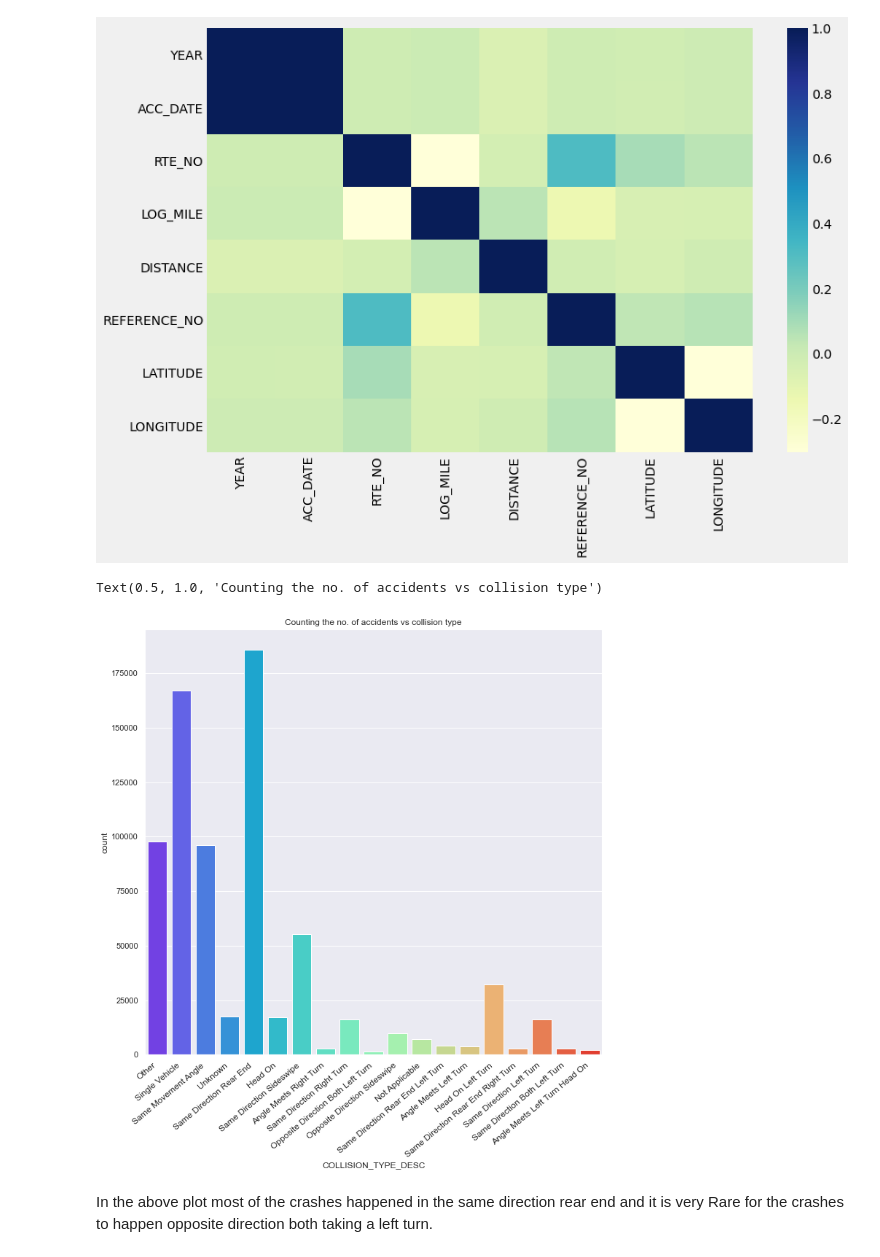
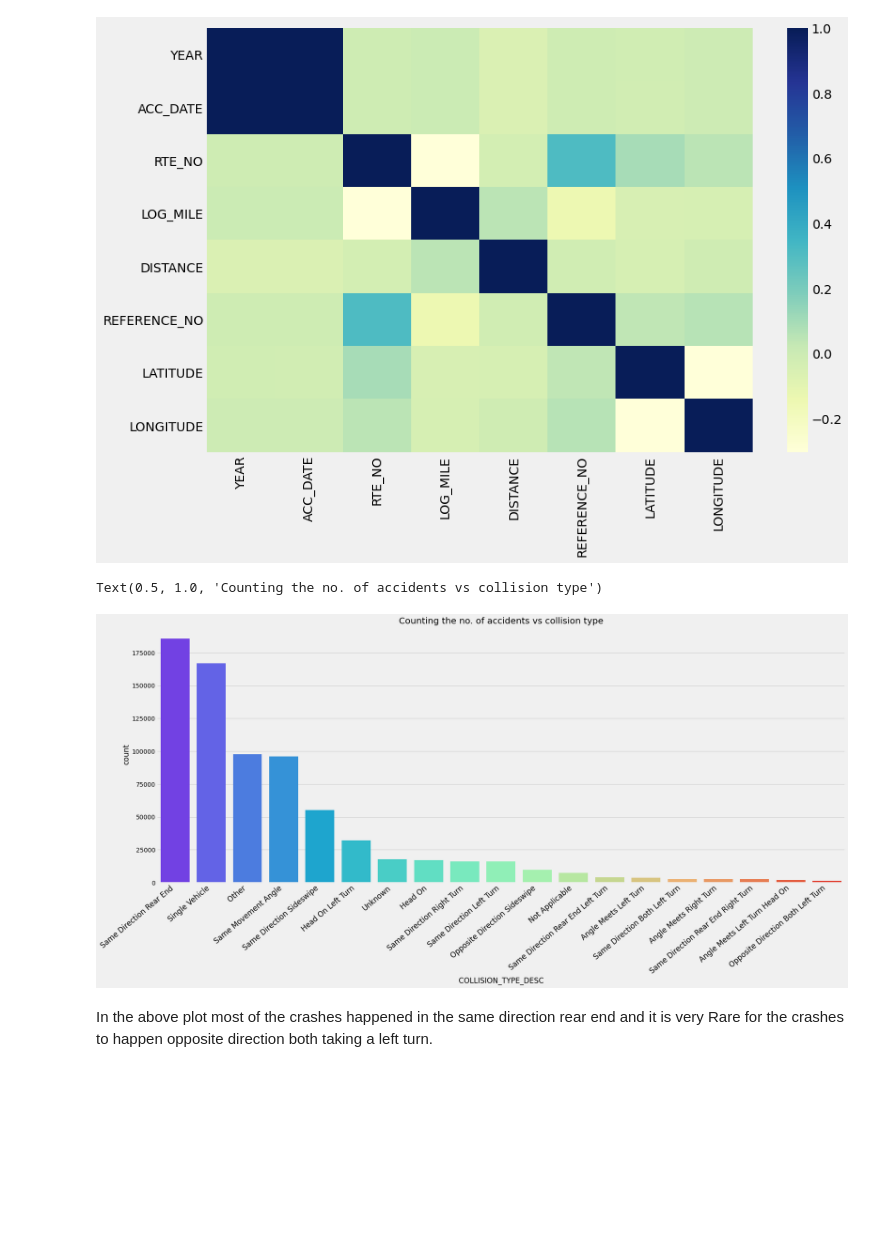
Before and after one commit to DATA-606-FALL-2022/data606_venkata, a Jupyter notebook: Final_EDA.ipynb, the cells around one changed output. Cells and saved outputs as stored; diff of their text form; code cells hidden in the pictures; blank space fills up the shorter version.

```diff
--- a/Final_EDA.ipynb
+++ b/Final_EDA.ipynb
@@ -275,17 +271,20 @@ sns.heatmap(df.corr(), cmap="YlGnBu");
 [figure]
 # %%
 #no of accidents vs collision type
-sb.countplot(x='COLLISION_TYPE_DESC', data = df, palette = 'rainbow')
+plt.rcParams['figure.figsize'] = (25, 10)
+sb.countplot(x='COLLISION_TYPE_DESC', data = df, palette = 'rainbow', order = df['COLLISION_TYPE_DESC'].value_counts().index)
+
 plt.xticks(
     rotation=40,
     horizontalalignment='right',
     fontweight='light',
-    fontsize='medium'
+    fontsize='large'
+
 )
 plt.title('Counting the no. of accidents vs collision type')
 # %% [output]
 Text(0.5, 1.0, 'Counting the no. of accidents vs collision type')
-[figure, old version]
+[figure, new version]
 # %% [markdown]
 In the above plot most of the crashes happened in the same direction rear end and it is very Rare for the crashes to happen opposite direction both taking a left turn.
 # %%
```
Also changed, not shown: parts of 14 cells of this notebook, 1 other file.
